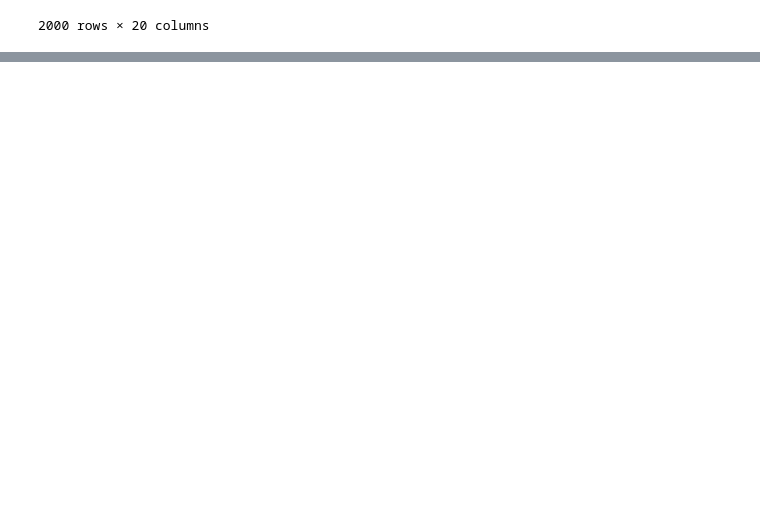
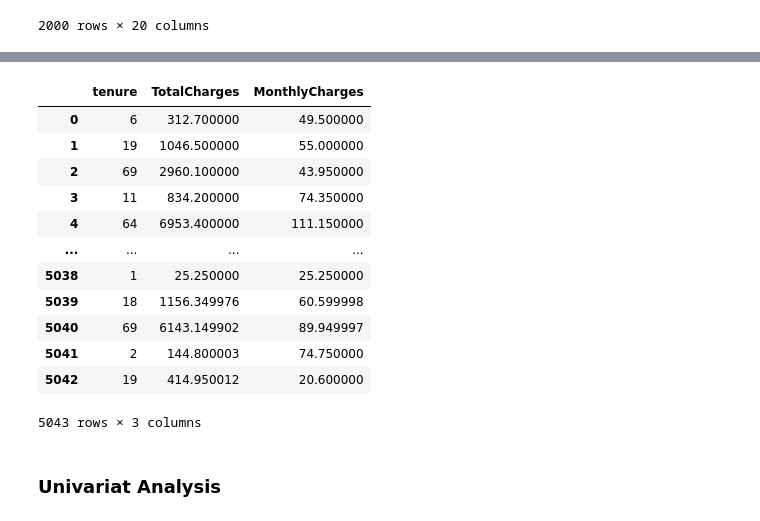
Before and after one commit to gideonclottey/Churn_Classification, a Jupyter notebook: churn_classification.ipynb, the cells around one changed output, grey strips where cells are left out. Saved outputs shown, nothing was run; the diff lists cells and outputs as text; code cells hidden in the pictures; blank space fills up the shorter version.

Commit message:
univariat analysis

```diff
--- a/churn_classification.ipynb
+++ b/churn_classification.ipynb
@@ -155,0 +396,7 @@ test_data
+# %%
+# Droping customer id
+
+train_data.drop(columns='customerID',inplace=True)
+test_data.drop(columns='customerID',inplace=True)
+
+train_data.head(3)
@@ -155,0 +408,5 @@ test_data
+# %%
+# Converting to Yes and No wiles creating a list for the categorical columns
+
+labels = train_data.select_dtypes(include='object').columns.to_list()
+labels
@@ -155,0 +431,19 @@ test_data
+# %%
+# Converting to string
+train_data[labels] = train_data[labels].astype(str)
+# %%
+# function to make changes
+
+binary ={
+    'No':['No','0','No internet service', 'False', 'No phone service'],
+    'Yes':['True','1']
+}
+
+def correct_column(train_data, labels, binary):
+    for column_name in labels:
+        for key, values in binary.items():
+            train_data[column_name]= train_data[column_name].replace(values,key)
+
+    return train_data
+
+train_data  = correct_column(train_data,labels,binary)
@@ -155,0 +470,21 @@ test_data
+# %%
+# Creating a list for the numerical columns
+
+numbers =train_data[['tenure', 'TotalCharges','MonthlyCharges']]
+numbers
+# %% [output]
+|  | tenure | TotalCharges | MonthlyCharges |
+| 0 | 6 | 312.700000 | 49.500000 |
+| 1 | 19 | 1046.500000 | 55.000000 |
+| 2 | 69 | 2960.100000 | 43.950000 |
+| 3 | 11 | 834.200000 | 74.350000 |
+| 4 | 64 | 6953.400000 | 111.150000 |
+| ... | ... | ... | ... |
+| 5038 | 1 | 25.250000 | 25.250000 |
+| 5039 | 18 | 1156.349976 | 60.599998 |
+| 5040 | 69 | 6143.149902 | 89.949997 |
+| 5041 | 2 | 144.800003 | 74.750000 |
+| 5042 | 19 | 414.950012 | 20.600000 |
+5043 rows × 3 columns
+# %% [markdown]
+### Univariat Analysis
```
Also changed, not shown: parts of 38 cells of this notebook.
